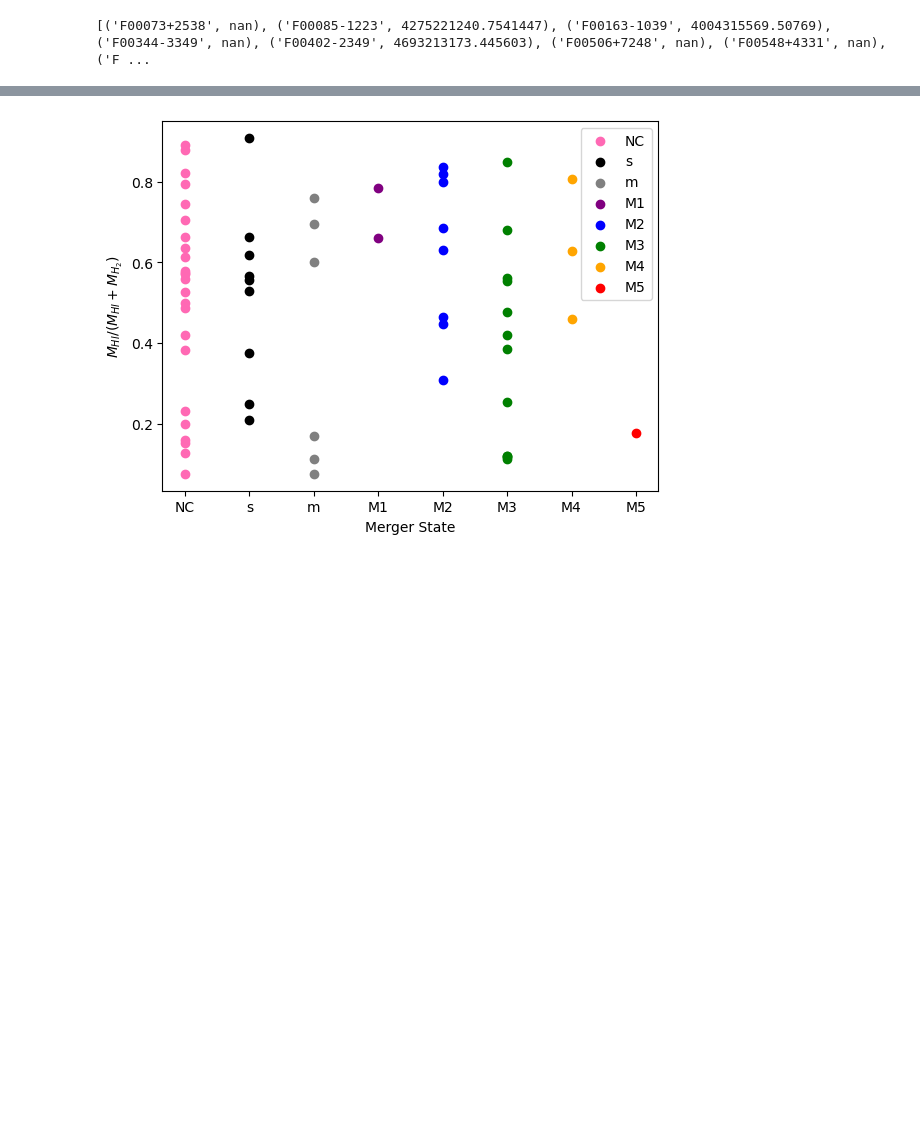
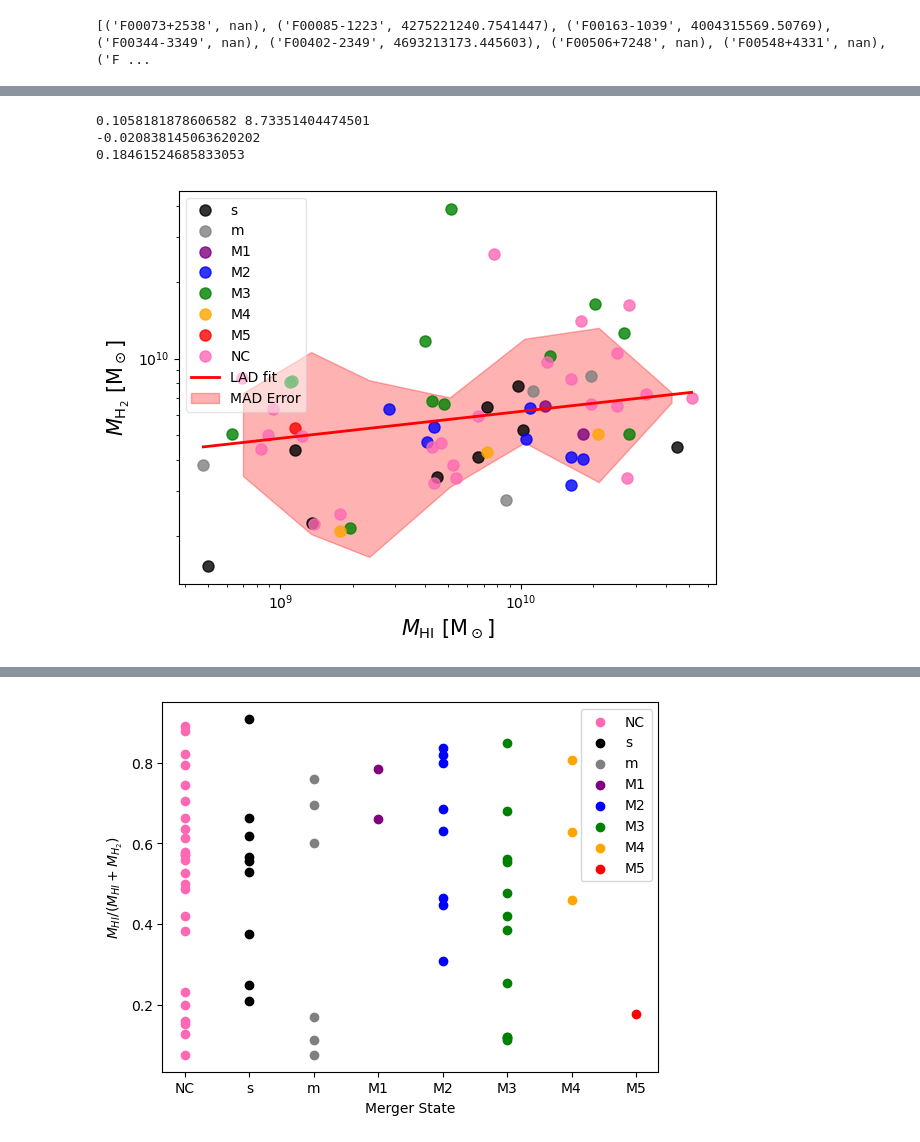
Before and after one commit to MatthewMotuz/GBO_REU, a Jupyter notebook: GOALS/GOALS_v3.ipynb, the cells around one changed output, grey strips where cells are left out. Drawn from its saved outputs; the diff is of its cells as text; code cells hidden in the pictures; blank space fills up the shorter version.

```diff
--- a/GOALS/GOALS_v3.ipynb
+++ b/GOALS/GOALS_v3.ipynb
@@ -671,3 +701,61 @@ print(len(df2[df2['MH2'] > 1e12]))
+# %%
+mask = pd.to_numeric(df2['Log(M_HI)'], errors='coerce') > 1
+
+for type, color, label in [
+    ('s', 'k', 's'),
+    ('m', 'grey', 'm'),
+    ('M1', 'purple', 'M1'),
+    ('M2', 'blue', 'M2'),
+    ('M3', 'green', 'M3'),
+    ('M4', 'orange', 'M4'),
+    ('M5', 'red', 'M5'),
+]:
+    idx = df2['Merger State'].astype(str).str.contains(f'^{type}$|^T{type}$', na=False)
+    combined = idx & mask
+    if combined.any():
+        plt.loglog(
+            10**df2.loc[combined, 'Log(M_HI)'],
+            df2.loc[combined, 'MH2'],
+            'o', markersize=8, color=color, alpha=0.8, label=label
+        )
+
+nan_idx = df2['Merger State'].isna() & mask
+if nan_idx.any():
+    plt.loglog(
+        10**df2.loc[nan_idx, 'Log(M_HI)'],
+        df2.loc[nan_idx, 'MH2'],
+        'o', markersize=8, color='hotpink', alpha=0.8, label='NC'
+    )
+
+fix = ~pd.isna(df2['MH2'])
+combined_mask = mask & fix
+X = df2['Log(M_HI)'][combined_mask].reset_index(drop=True)
+y = np.log10(df2['MH2'][combined_mask].reset_index(drop=True))
+
+plotWithFitMAD(X, y, 0.3)
+
+# X_ = sm.add_constant(np.log10(X))
+# mod = sm.QuantReg(np.log10(y), X_)
+# res = mod.fit(q=0.5)
+
+# X_pred = np.linspace(np.log10(X.min()), np.log10(X.max()), 100)
+# X_pred_ = sm.add_constant(X_pred)
+# y_pred = res.predict(X_pred_)
+# slope, intercept = res.params[1], res.params[0]
+
+# print(slope,intercept)
+
+#plt.loglog(10**X_pred, 10**y_pred, color='red', linewidth=2, label='LAD fit')
+plt.xlabel(r'$M_{\mathrm{HI}}$ [M$_\odot$]', fontsize=15)
+plt.ylabel(r'$M_{\mathrm{H_2}}$ [M$_\odot$]', fontsize=15)
+plt.legend(loc='upper left', framealpha=0.5)
+plt.tight_layout()
+plt.show()
+# %% [output]
+0.1058181878606582 8.73351404474501
+-0.020838145063620202
+0.18461524685833053
+[figure, added]
 # %%
 mask = pd.to_numeric(df2['Log(M_HI)'], errors='coerce') > 1
 for type, color, label in [
```
Also changed, not shown: parts of 8 cells of this notebook, 2 other files.
